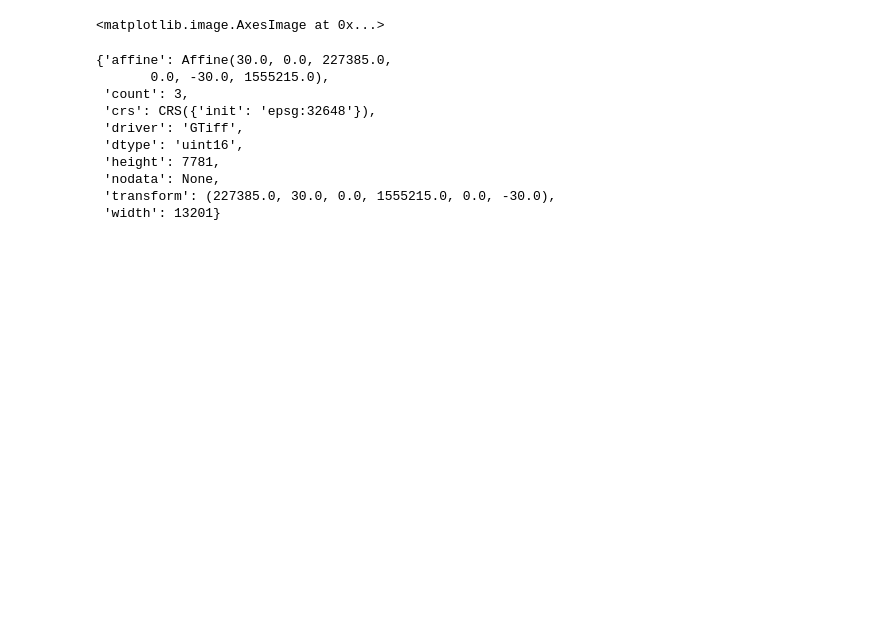
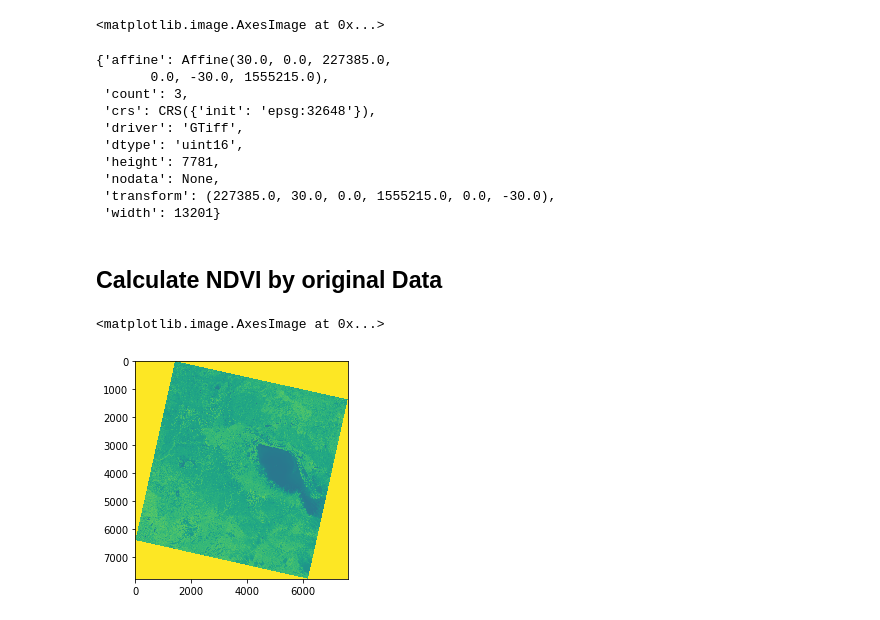
Before and after one commit to Hydroviet/Landsat-Imagery, a Jupyter notebook: CombineDataByMonth.ipynb, the cells around one changed output. Drawn from its saved outputs; the diff is of its cells as text; code cells hidden in the pictures; blank space fills up the shorter version.

Commit message:
Updated Working Calculating NDVI Index Code

```diff
--- a/CombineDataByMonth.ipynb
+++ b/CombineDataByMonth.ipynb
@@ -98,3 +99,31 @@ kwargs
 # %%
 with rasterio.open('example-total.tif', 'w', **kwargs) as dst:
     dst.write_band(1, ndvi_score.astype(rasterio.float32))
+# %% [markdown]
+## Calculate NDVI by original Data
+# %%
+datasetName = 'LC08_L1TP_127051_20180114_20180120_01_T1'
+listFile = ['Data/' + datasetName + '/' + datasetName + '_B5.TIF',
+           'Data/' + datasetName + '/' + datasetName + '_B4.TIF',
+           'Data/' + datasetName + '/' + datasetName + '_B3.TIF']
+bandNIR, bandRed, bandGreen = (rasterio.open(f) for f in listFile)
+
+bandNIR = bandNIR.read()[0]
+bandRed = bandRed.read()[0]
+bandGreen = bandGreen.read()[0]
+
+NDVI = np.zeros(rasterio.open(listFile[0]).shape, dtype=rasterio.float32)
+
+NDVI = (bandNIR.astype(float)-bandRed.astype(float))/(bandNIR + bandRed)
+# %%
+import math
+_NDVI = np.zeros(rasterio.open(listFile[0]).shape, dtype=rasterio.float32)
+
+for i in range(NDVI.shape[0]):
+    for j in range(NDVI.shape[1]):
+        nir = bandNIR[i,j].astype(float)
+        red = bandRed[i,j].astype(float)
+        green = bandGreen[i,j].astype(float)
+        NDVI[i,j] = (nir - red) / (nir + red)
+        if math.isnan(NDVI[i,j]):
+           NDVI[i,j] = 1
@@ -100,0 +138,5 @@ with rasterio.open('example-total.tif', 'w', **kwargs) as dst:
+# %%
+pyplot.imshow(NDVI)
+# %% [output]
+<matplotlib.image.AxesImage at 0x...>
+[figure, added]
```
Also changed, not shown: parts of 5 cells of this notebook.
